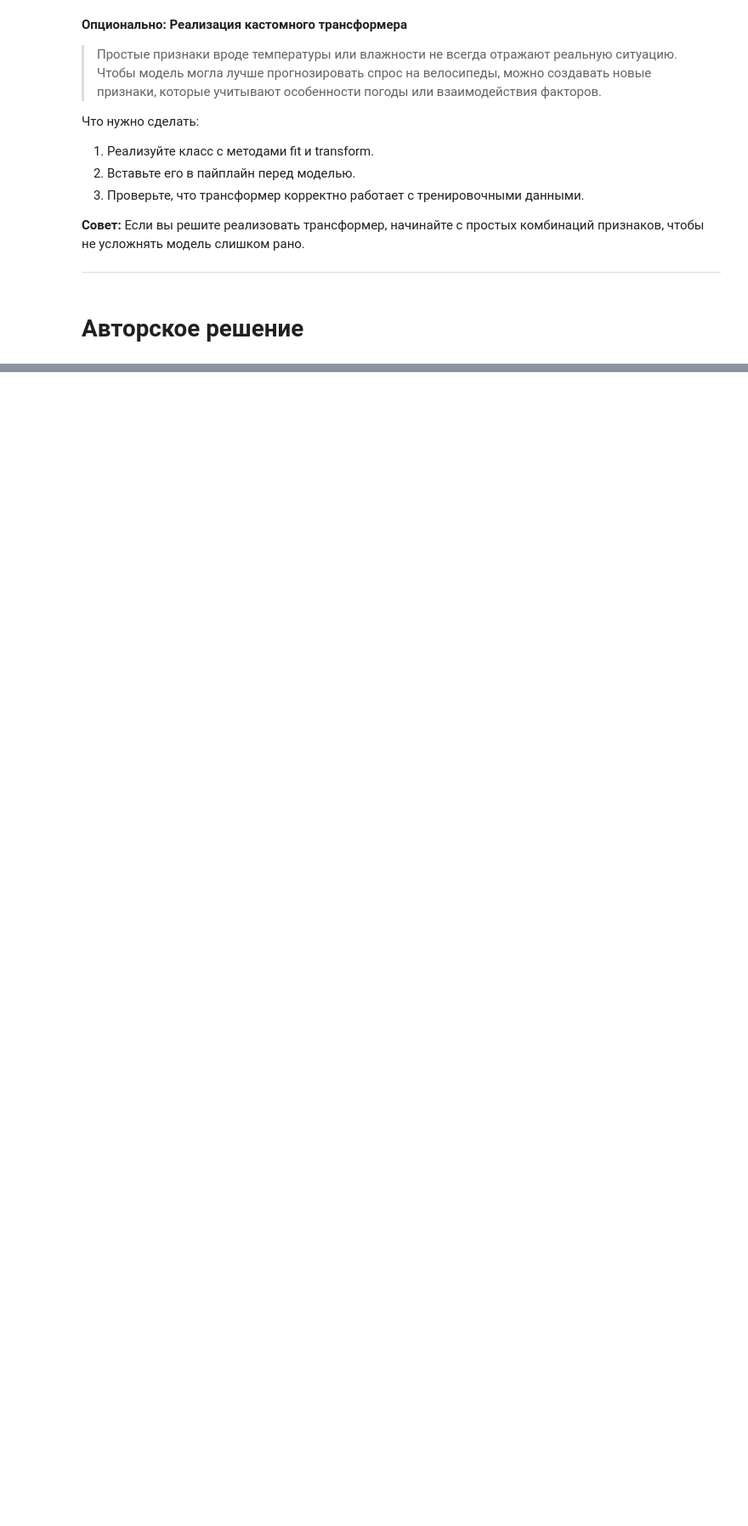
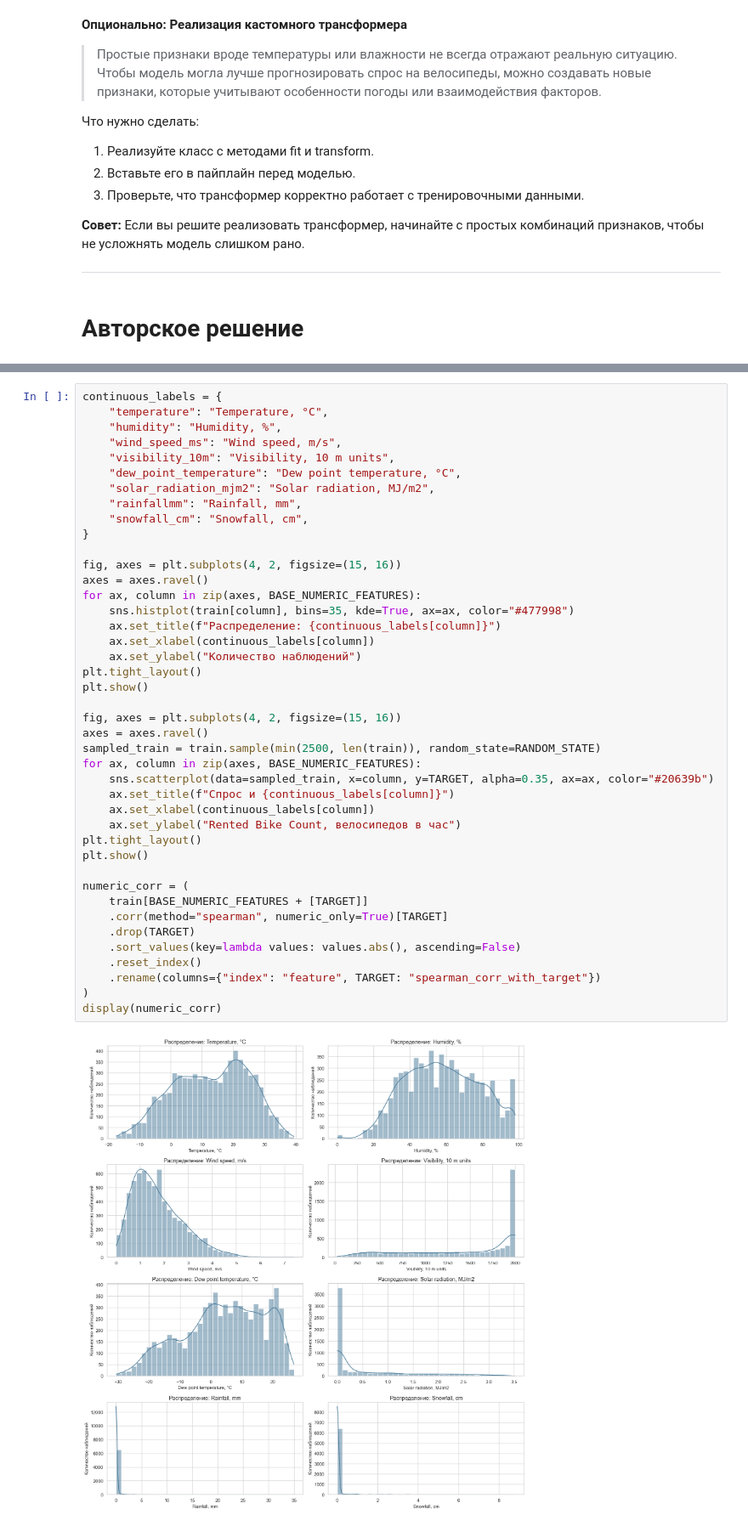
Before and after one commit to neiro/ds_sonv, a Jupyter notebook: ml-env/work.ipynb, the cells around one changed output, grey strips where cells are left out. Shown at 85% size. Cells and saved outputs as stored; diff of their text form; blank space fills up the shorter version.

```diff
--- a/ml-env/work.ipynb
+++ b/ml-env/work.ipynb
@@ -194,0 +629,44 @@
+# %%
+continuous_labels = {
+    "temperature": "Temperature, °C",
+    "humidity": "Humidity, %",
+    "wind_speed_ms": "Wind speed, m/s",
+    "visibility_10m": "Visibility, 10 m units",
+    "dew_point_temperature": "Dew point temperature, °C",
+    "solar_radiation_mjm2": "Solar radiation, MJ/m2",
+    "rainfallmm": "Rainfall, mm",
+    "snowfall_cm": "Snowfall, cm",
+}
+
+fig, axes = plt.subplots(4, 2, figsize=(15, 16))
+axes = axes.ravel()
+for ax, column in zip(axes, BASE_NUMERIC_FEATURES):
+    sns.histplot(train[column], bins=35, kde=True, ax=ax, color="#477998")
+    ax.set_title(f"Распределение: {continuous_labels[column]}")
+    ax.set_xlabel(continuous_labels[column])
+    ax.set_ylabel("Количество наблюдений")
+plt.tight_layout()
+plt.show()
+
+fig, axes = plt.subplots(4, 2, figsize=(15, 16))
+axes = axes.ravel()
+sampled_train = train.sample(min(2500, len(train)), random_state=RANDOM_STATE)
+for ax, column in zip(axes, BASE_NUMERIC_FEATURES):
+    sns.scatterplot(data=sampled_train, x=column, y=TARGET, alpha=0.35, ax=ax, color="#20639b")
+    ax.set_title(f"Спрос и {continuous_labels[column]}")
+    ax.set_xlabel(continuous_labels[column])
+    ax.set_ylabel("Rented Bike Count, велосипедов в час")
+plt.tight_layout()
+plt.show()
+
+numeric_corr = (
+    train[BASE_NUMERIC_FEATURES + [TARGET]]
+    .corr(method="spearman", numeric_only=True)[TARGET]
+    .drop(TARGET)
+    .sort_values(key=lambda values: values.abs(), ascending=False)
+    .reset_index()
+    .rename(columns={"index": "feature", TARGET: "spearman_corr_with_target"})
+)
+display(numeric_corr)
+# %% [output]
+[figure, added]
```
Also changed, not shown: parts of 43 cells of this notebook, 5 other files.
